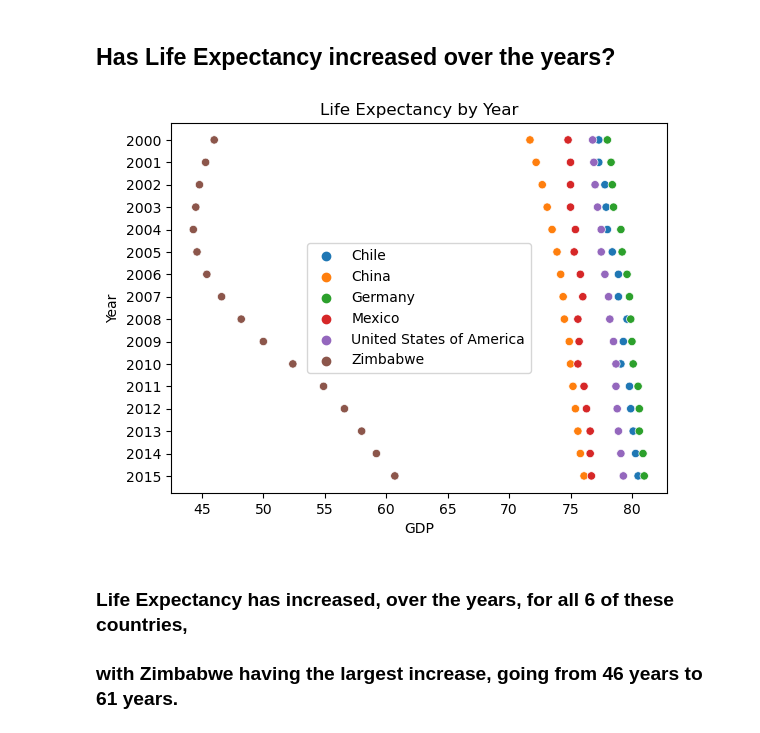
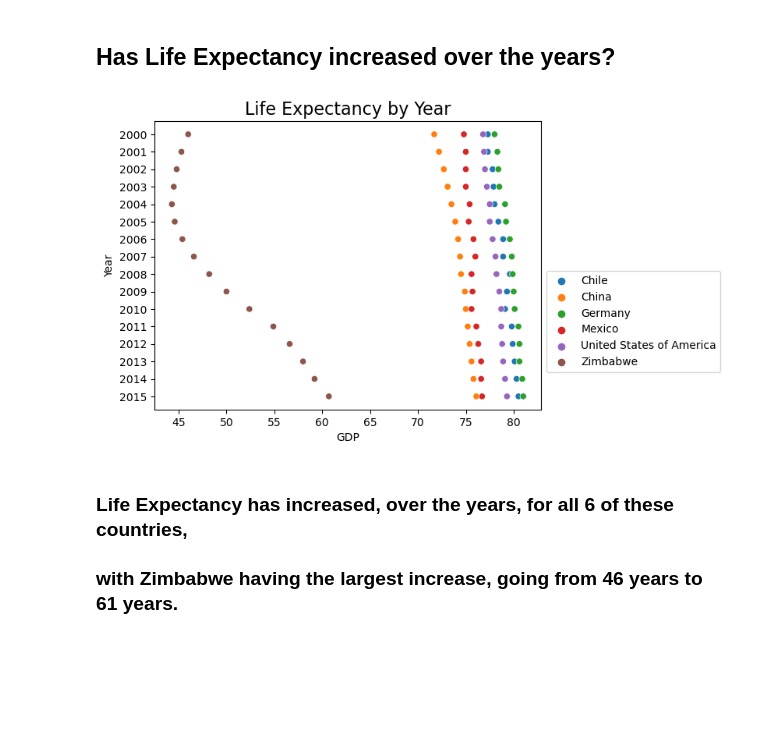
Before and after one commit to Script-Whiz/LifeExpectancy, a Jupyter notebook: life_expectancy_gdp_final.ipynb, the cells around one changed output. Saved outputs shown, nothing was run; the diff lists cells and outputs as text; code cells hidden in the pictures; blank space fills up the shorter version.

Commit message:
Add files via upload
Added titles to the graphs.

```diff
--- a/life_expectancy_gdp_final.ipynb
+++ b/life_expectancy_gdp_final.ipynb
@@ -297,14 +297,15 @@ The average Life Expectancy of all countries is :
 # %%
 sns.scatterplot(data = df, x = df.LE , y = df.Year, hue = "Country")
 
 plt.legend(loc='center')
 plt.legend(loc='center')
 plt.xlabel("GDP")
 plt.ylabel("Year")
-plt.title("Life Expectancy by Year")
+plt.title("Life Expectancy by Year", size=16)
+plt.legend(loc='best', bbox_to_anchor=(1, 0.5), ncol=1)
 plt.show()
 # %% [output]
-[figure, old version]
+[figure, new version]
 # %% [markdown]
 ### Life Expectancy has increased, over the years, for all 6 of these countries, ###
 ### with Zimbabwe having the largest increase, going from 46 years to 61 years. ###
```
Also changed, not shown: parts of 22 cells of this notebook.
